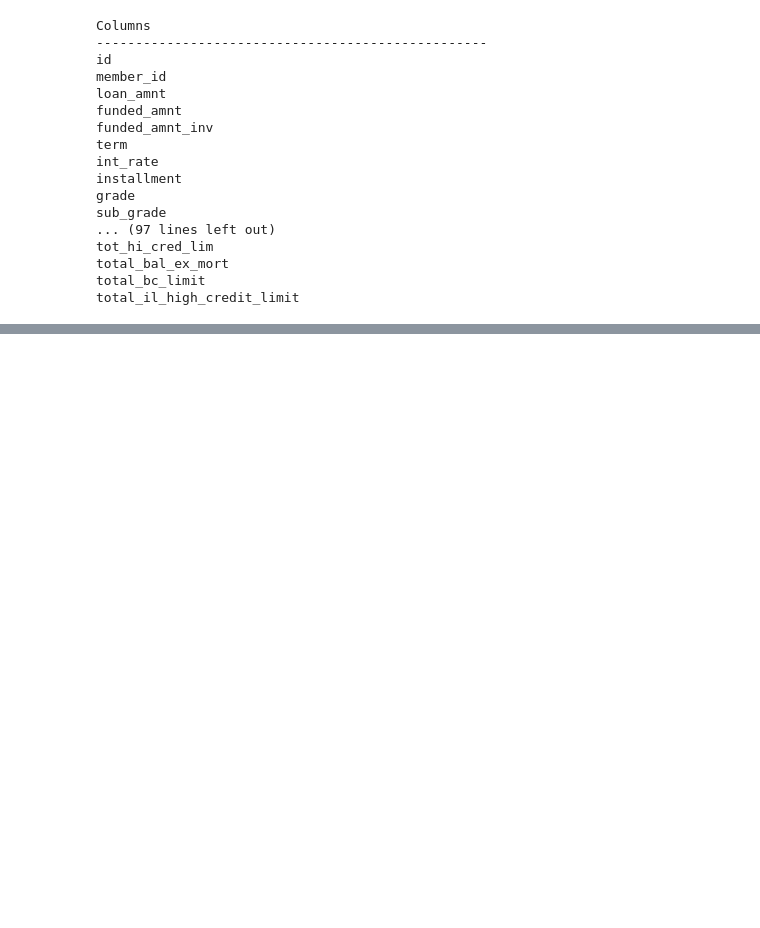
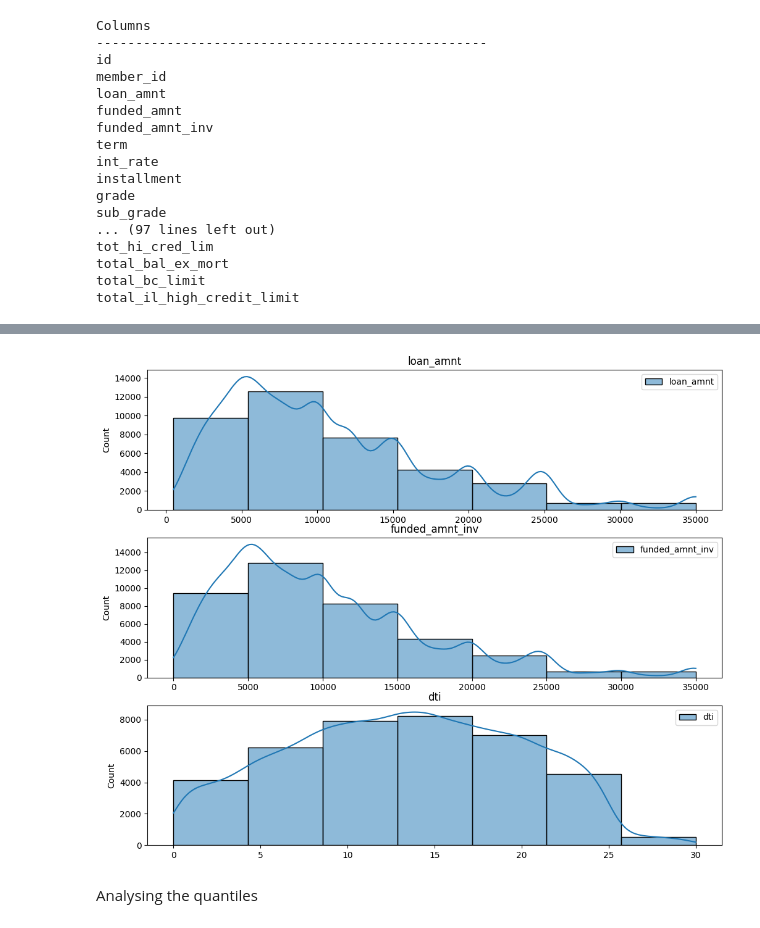
Before and after one commit to ram-ch/LendingClubCaseStudy, a Jupyter notebook: sairam_chennapragada.ipynb, the cells around one changed output, grey strips where cells are left out. Drawn from its saved outputs; the diff is of its cells as text; code cells hidden in the pictures; blank space fills up the shorter version.

```diff
--- a/sairam_chennapragada.ipynb
+++ b/sairam_chennapragada.ipynb
@@ -298,0 +398,16 @@ plt.show()
+# %%
+# plotting the distibution
+f, axs = plt.subplots(3, 1,figsize=(12, 10))
+
+sns.histplot(ax=axs[0],data=df_clean[['loan_amnt']],bins = 7, kde = True, cbar = True)
+axs[0].set_title('loan_amnt')
+sns.histplot(ax=axs[1],data=df_clean[['funded_amnt_inv']],bins = 7, kde = True, cbar = True)
+axs[1].set_title('funded_amnt_inv')
+sns.histplot(ax=axs[2],data=df_clean[['dti']],bins = 7, kde = True, cbar = True)
+axs[2].set_title('dti')
+
+plt.show()
+# %% [output]
+[figure, added]
+# %% [markdown]
+Analysing the quantiles
```
Also changed, not shown: parts of 71 cells of this notebook.
